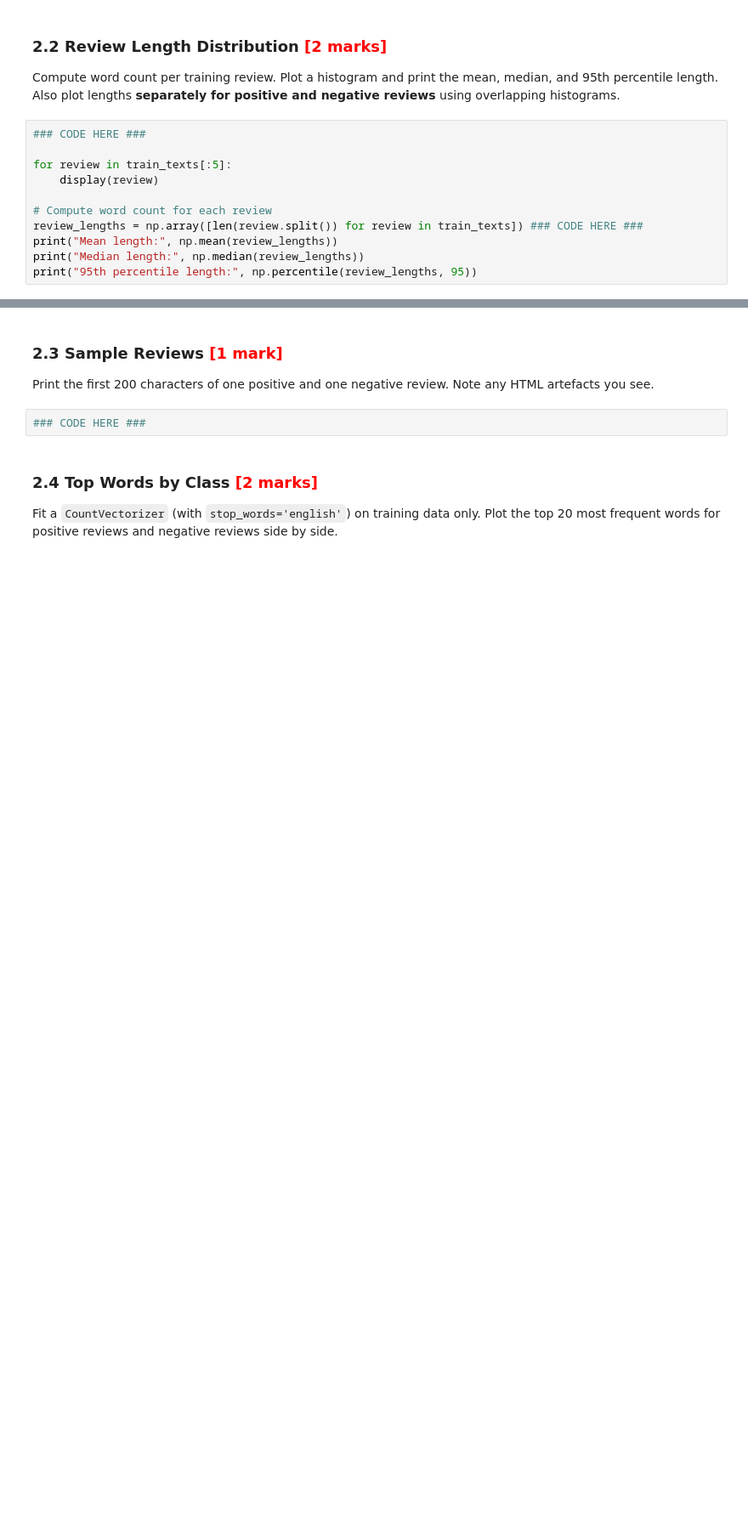
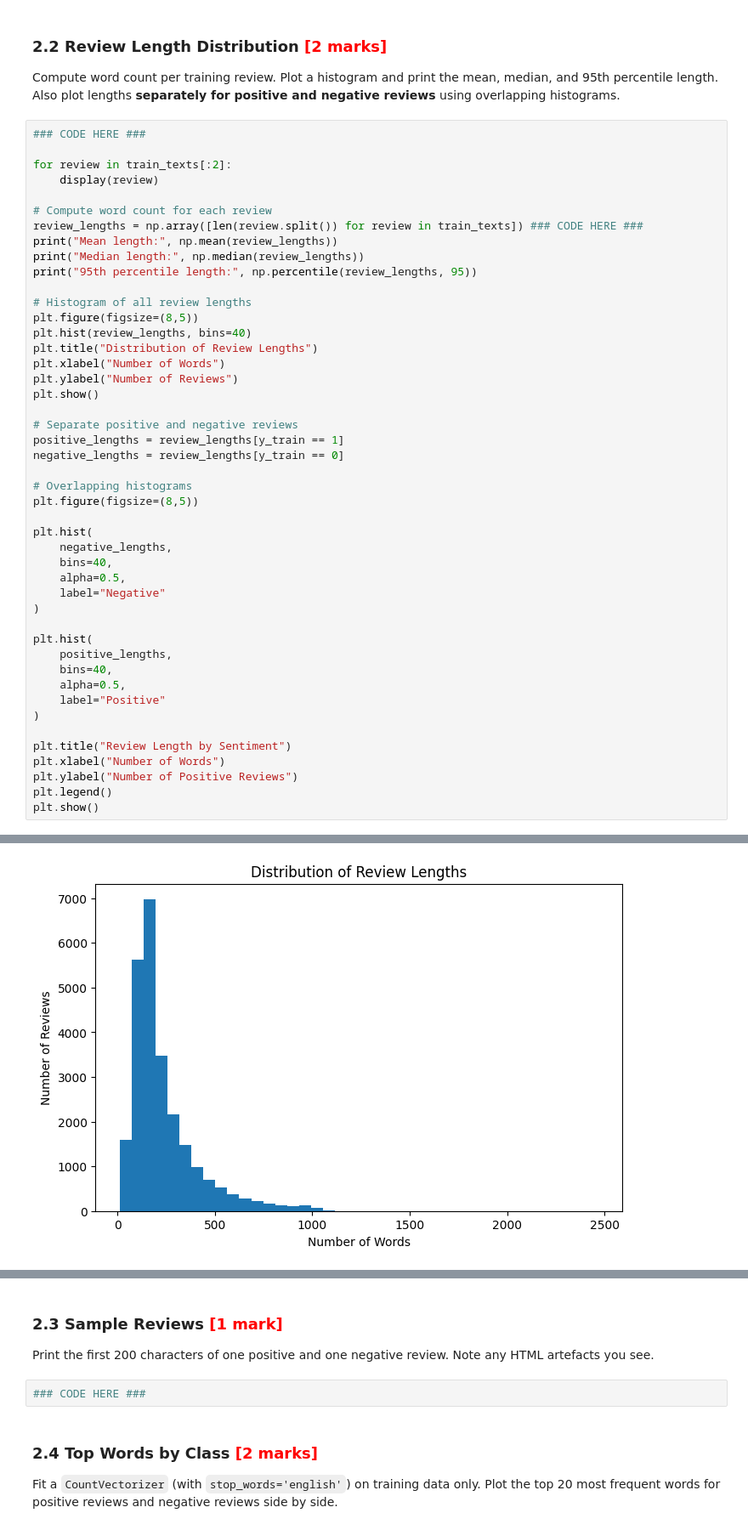
Before and after one commit to raisharad/GenerativeAIandAgenticAI, a Jupyter notebook: Sharad_Rai_SIMDB_Sentiment_Exercise.ipynb, the cells around one changed output, grey strips where cells are left out. Shown at 85% size. Cells and saved outputs as stored; diff of their text form; blank space fills up the shorter version.

```diff
--- a/Sharad_Rai_SIMDB_Sentiment_Exercise.ipynb
+++ b/Sharad_Rai_SIMDB_Sentiment_Exercise.ipynb
@@ -203,7 +203,7 @@ Also plot lengths **separately for positive and negative reviews** using overlap
 # %%
 ### CODE HERE ###
 
-for review in train_texts[:5]:
+for review in train_texts[:2]:
     display(review)
 
 # Compute word count for each review
@@ -211,4 +211,39 @@ review_lengths = np.array([len(review.split()) for review in train_texts]) ### C
 print("Mean length:", np.mean(review_lengths))
 print("Median length:", np.median(review_lengths))
 print("95th percentile length:", np.percentile(review_lengths, 95))
+
+# Histogram of all review lengths
+plt.figure(figsize=(8,5))
+plt.hist(review_lengths, bins=40)
+plt.title("Distribution of Review Lengths")
+plt.xlabel("Number of Words")
+plt.ylabel("Number of Reviews")
+plt.show()
+
+# Separate positive and negative reviews
+positive_lengths = review_lengths[y_train == 1]
+negative_lengths = review_lengths[y_train == 0]
+
+# Overlapping histograms
+plt.figure(figsize=(8,5))
+
+plt.hist(
+    negative_lengths,
+    bins=40,
+    alpha=0.5,
+    label="Negative"
+)
+
+plt.hist(
+    positive_lengths,
+    bins=40,
+    alpha=0.5,
+    label="Positive"
+)
+
+plt.title("Review Length by Sentiment")
+plt.xlabel("Number of Words")
+plt.ylabel("Number of Positive Reviews")
+plt.legend()
+plt.show()
 # %% [output]
@@ -215,0 +255 @@ NameError: name 'train_texts' is not defined
+[figure, added]
```
Also changed, not shown: parts of 5 cells of this notebook.
